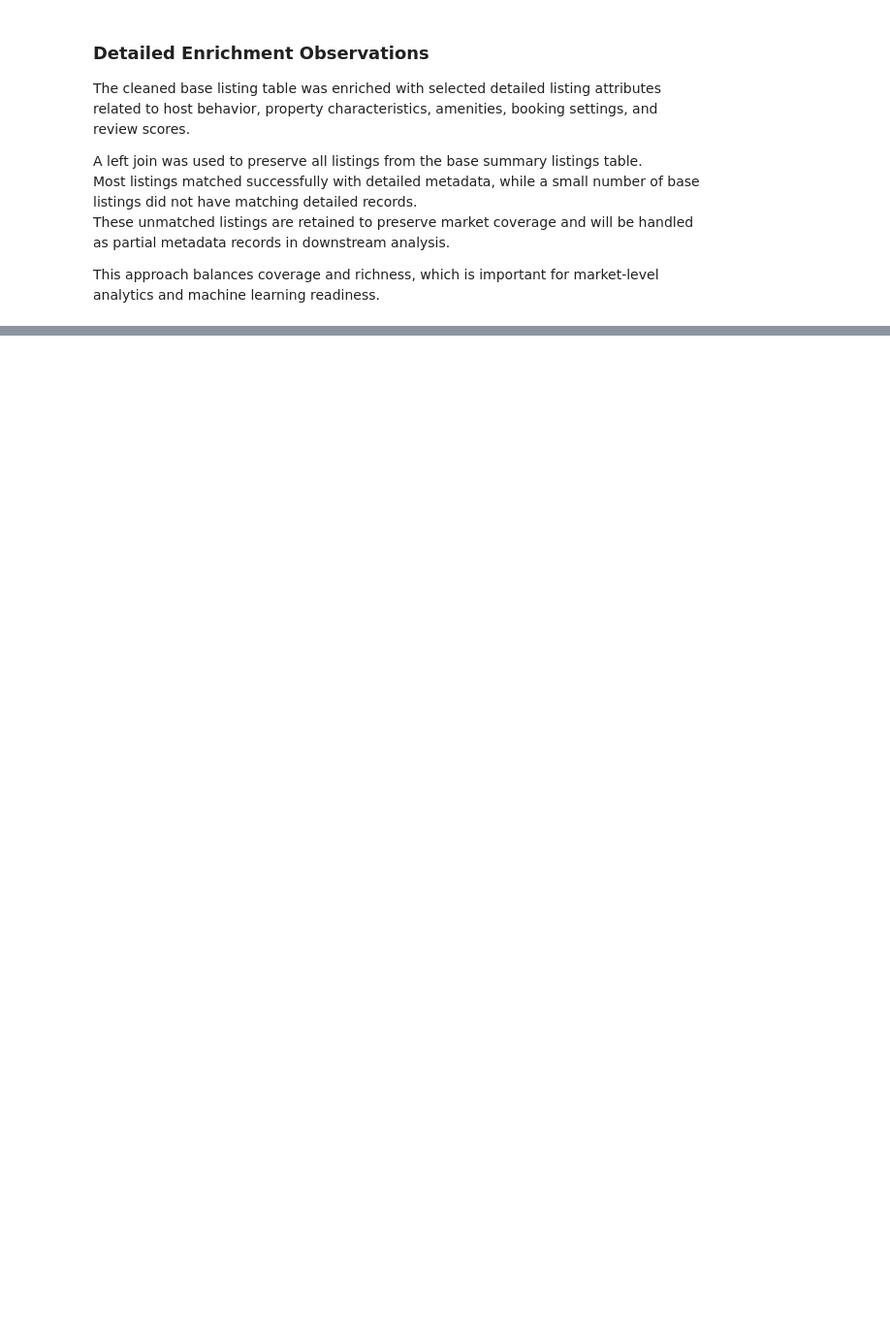
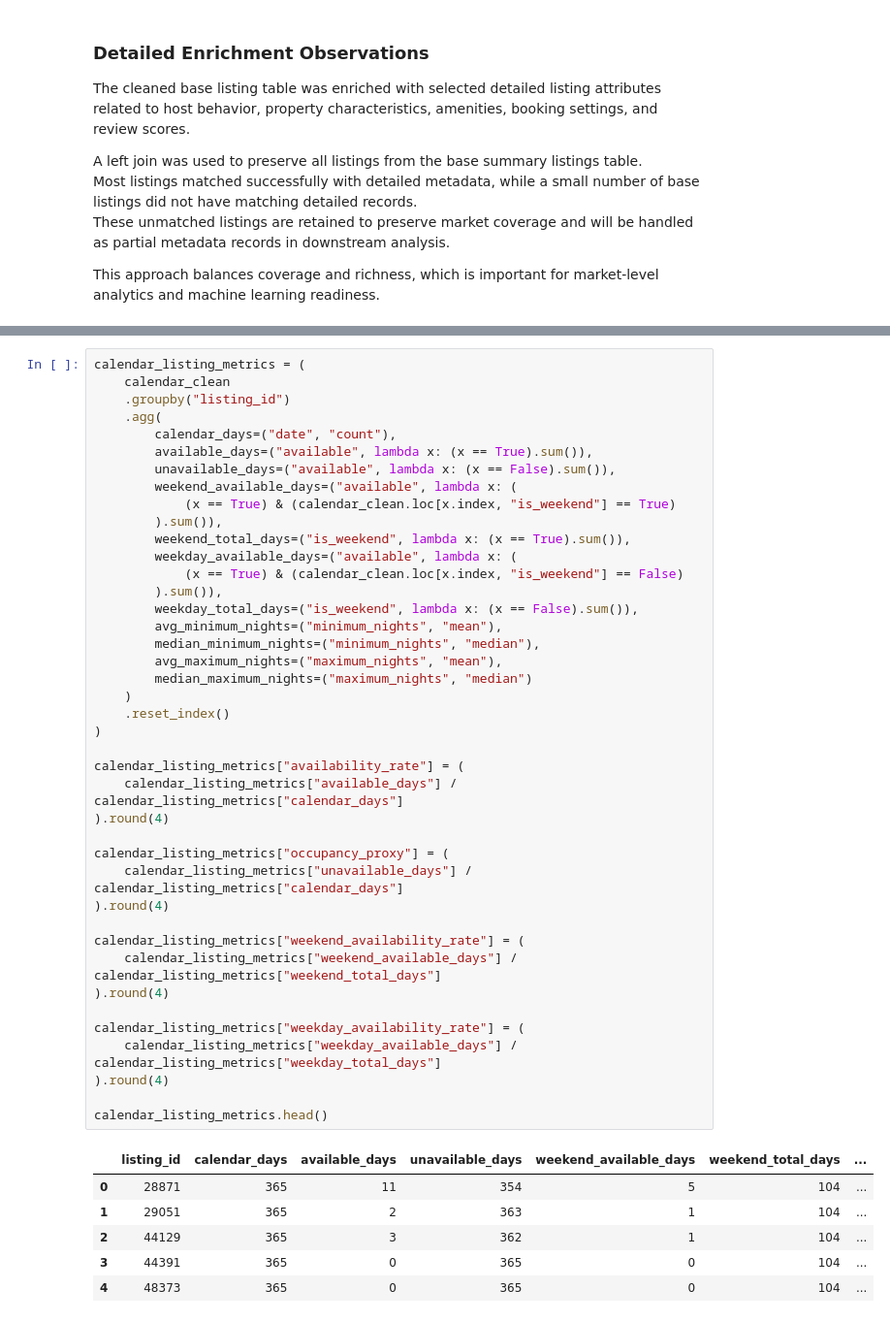
Before and after one commit to Tnadeeja/Inside-Airbnb-Market-Intelligence-Platform-Data-Engineering-Analytics-AI, a Jupyter notebook: notebooks/01_dataset_familiarization.ipynb, the cells around one changed output, grey strips where cells are left out. Shown at 97% size. Drawn from its saved outputs; the diff is of its cells as text; blank space fills up the shorter version.

```diff
--- a/notebooks/01_dataset_familiarization.ipynb
+++ b/notebooks/01_dataset_familiarization.ipynb
@@ -1181,0 +1320,48 @@ This approach balances coverage and richness, which is important for market-leve
+# %%
+calendar_listing_metrics = (
+    calendar_clean
+    .groupby("listing_id")
+    .agg(
+        calendar_days=("date", "count"),
+        available_days=("available", lambda x: (x == True).sum()),
+        unavailable_days=("available", lambda x: (x == False).sum()),
+        weekend_available_days=("available", lambda x: (
+            (x == True) & (calendar_clean.loc[x.index, "is_weekend"] == True)
+        ).sum()),
+        weekend_total_days=("is_weekend", lambda x: (x == True).sum()),
+        weekday_available_days=("available", lambda x: (
+            (x == True) & (calendar_clean.loc[x.index, "is_weekend"] == False)
+        ).sum()),
+        weekday_total_days=("is_weekend", lambda x: (x == False).sum()),
+        avg_minimum_nights=("minimum_nights", "mean"),
+        median_minimum_nights=("minimum_nights", "median"),
+        avg_maximum_nights=("maximum_nights", "mean"),
+        median_maximum_nights=("maximum_nights", "median")
+    )
+    .reset_index()
+)
+
+calendar_listing_metrics["availability_rate"] = (
+    calendar_listing_metrics["available_days"] / calendar_listing_metrics["calendar_days"]
+).round(4)
+
+calendar_listing_metrics["occupancy_proxy"] = (
+    calendar_listing_metrics["unavailable_days"] / calendar_listing_metrics["calendar_days"]
+).round(4)
+
+calendar_listing_metrics["weekend_availability_rate"] = (
+    calendar_listing_metrics["weekend_available_days"] / calendar_listing_metrics["weekend_total_days"]
+).round(4)
+
+calendar_listing_metrics["weekday_availability_rate"] = (
+    calendar_listing_metrics["weekday_available_days"] / calendar_listing_metrics["weekday_total_days"]
+).round(4)
+
+calendar_listing_metrics.head()
+# %% [output]
+|  | listing_id | calendar_days | available_days | unavailable_days | weekend_available_days | weekend_total_days | ... |
+| 0 | 28871 | 365 | 11 | 354 | 5 | 104 | ... |
+| 1 | 29051 | 365 | 2 | 363 | 1 | 104 | ... |
+| 2 | 44129 | 365 | 3 | 362 | 1 | 104 | ... |
+| 3 | 44391 | 365 | 0 | 365 | 0 | 104 | ... |
+| 4 | 48373 | 365 | 0 | 365 | 0 | 104 | ... |
```
Also changed, not shown: parts of 16 cells of this notebook.
